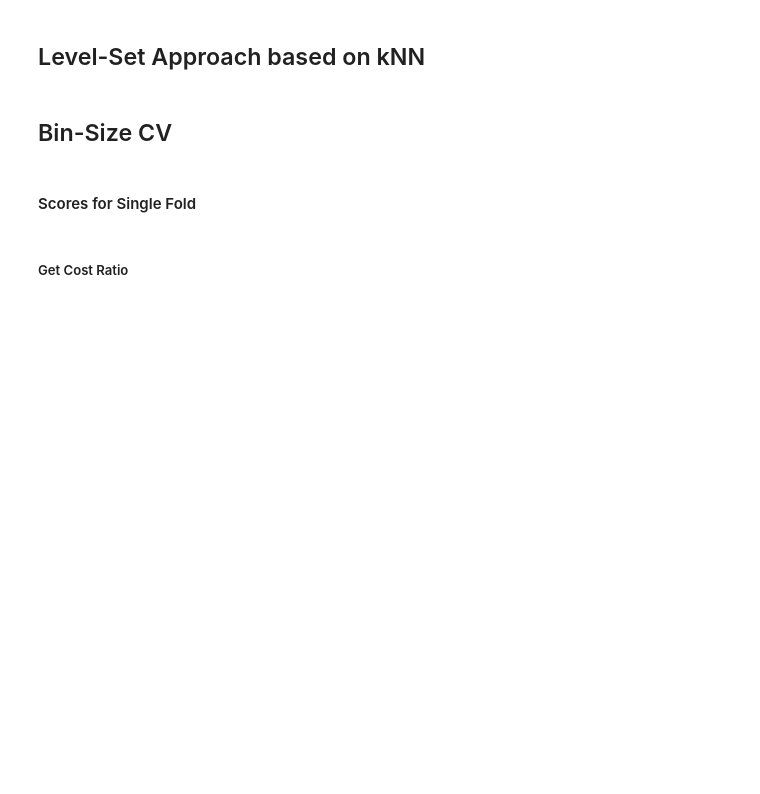
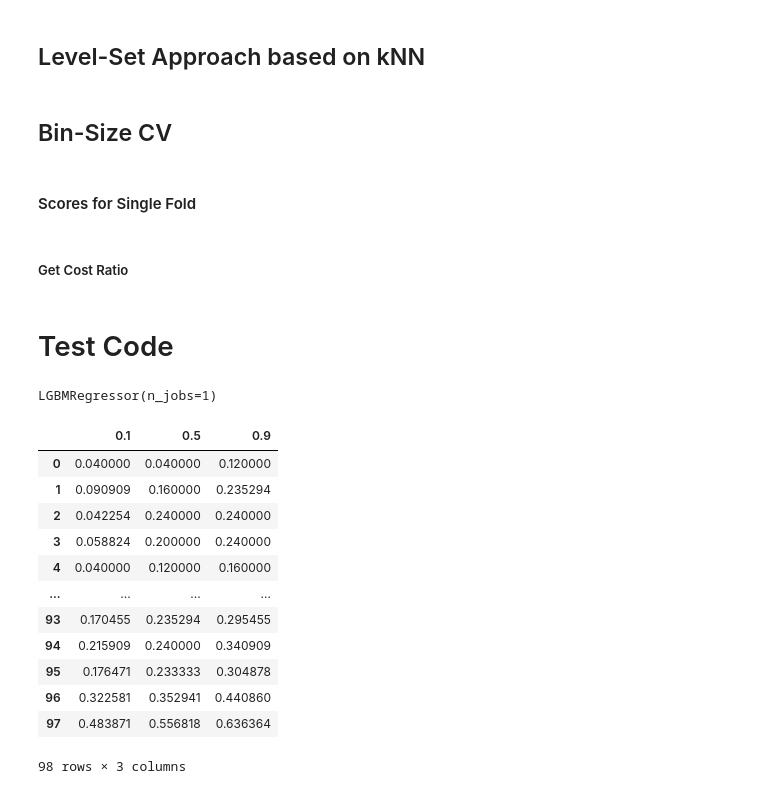
Before and after one commit to d3group/dddex, a Jupyter notebook: nbs/01_levelSetKDEx.ipynb, the cells around one changed output. Saved outputs shown, nothing was run; the diff lists cells and outputs as text; code cells hidden in the pictures; blank space fills up the shorter version.

Commit message:
added distance based weights

```diff
--- a/nbs/01_levelSetKDEx.ipynb
+++ b/nbs/01_levelSetKDEx.ipynb
@@ -910,3 +659,40 @@ def getCostRatio(decisions, decisionsSAA, yTest, prob):
 # %%
 #| hide
 import nbdev; nbdev.nbdev_export()
+# %% [markdown]
+# Test Code
+# %%
+from lightgbm import LGBMRegressor
+from dddex.loadData import *
+
+data, XTrain, yTrain, XTest, yTest = loadDataYaz(testDays = 14,
+                                                 returnXY = True,
+                                                 daysToCut = 0)
+# %%
+LGBM = LGBMRegressor(boosting_type = 'gbdt',
+                     n_jobs = 1)
+
+LGBM.fit(X = XTrain, y = yTrain)
+# %% [output]
+LGBMRegressor(n_jobs=1)
+# %%
+LS_KDEx_kNN = LevelSetKDEx_kNN(estimator = LGBM, binSize = 100)
+LS_KDEx_kNN.fit(XTrain, yTrain)
+# %%
+test = LS_KDEx_kNN.predictQ(X = XTest, weightsByDistance = True, outputAsDf = True)
+# %%
+test
+# %% [output]
+|  | 0.1 | 0.5 | 0.9 |
+| 0 | 0.040000 | 0.040000 | 0.120000 |
+| 1 | 0.090909 | 0.160000 | 0.235294 |
+| 2 | 0.042254 | 0.240000 | 0.240000 |
+| 3 | 0.058824 | 0.200000 | 0.240000 |
+| 4 | 0.040000 | 0.120000 | 0.160000 |
+| ... | ... | ... | ... |
+| 93 | 0.170455 | 0.235294 | 0.295455 |
+| 94 | 0.215909 | 0.240000 | 0.340909 |
+| 95 | 0.176471 | 0.233333 | 0.304878 |
+| 96 | 0.322581 | 0.352941 | 0.440860 |
+| 97 | 0.483871 | 0.556818 | 0.636364 |
+98 rows × 3 columns
```
Also changed, not shown: parts of 7 cells of this notebook, 5 other files.
